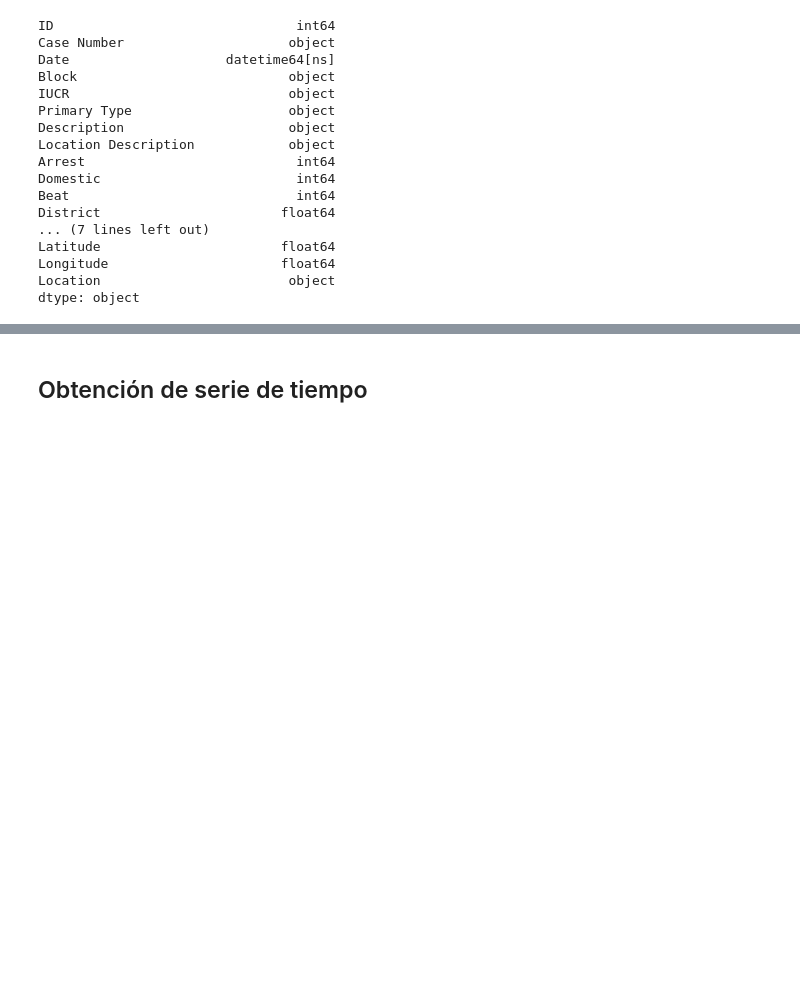
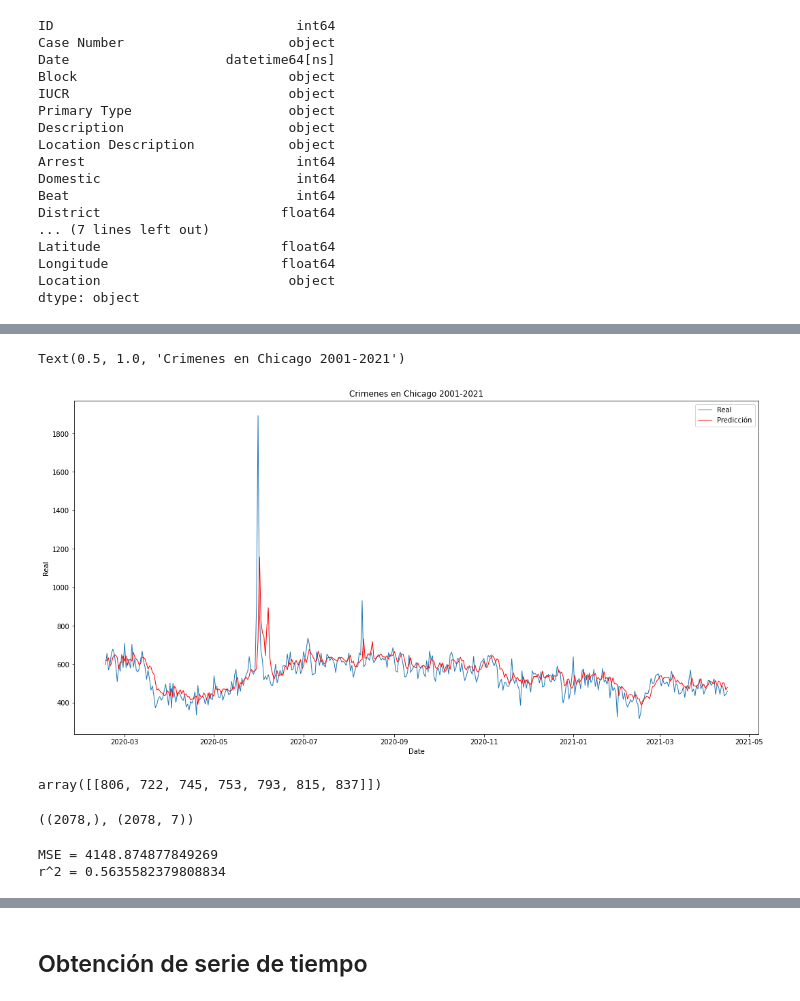
Before and after one commit to EduHdzVillasana/Proyecto_ML_BEDU, a Jupyter notebook: Proyecto_ML_BEDU.ipynb, the cells around one changed output, grey strips where cells are left out. Cells and saved outputs as stored; diff of their text form; code cells hidden in the pictures; blank space fills up the shorter version.

```diff
--- a/Proyecto_ML_BEDU.ipynb
+++ b/Proyecto_ML_BEDU.ipynb
@@ -76,0 +217,25 @@ dtype: object
+# %%
+fig = plt.figure(figsize=(18,9))
+ax = fig.add_subplot()
+sns.lineplot(x=df_comparation["Date"][6500:], y=df_comparation["Real"][6500:], linewidth = 1, label = "Real" , ax = ax)
+sns.lineplot(x=df_comparation["Date"][6500:],y=df_comparation["Prediccion"][6500:], linewidth = 1, label = "Predicción" , ax = ax, color = "red")
+ax.set_title("Crimenes en Chicago 2001-2021")
+# %% [output]
+Text(0.5, 1.0, 'Crimenes en Chicago 2001-2021')
+[figure, added]
+# %%
+index = int(X.shape[0]*0.7)
+X_f = X[index:index+1]
+X_f
+# %% [output]
+array([[806, 722, 745, 753, 793, 815, 837]])
+# %%
+y_lm_7_prediction = lin_model.predict(X_test)
+y_lm_7_prediction.shape, X_test.shape
+# %% [output]
+((2078,), (2078, 7))
+# %%
+get_metrics(y_lm_7_prediction, Y_test)
+# %% [output]
+MSE = 4148.874877849269
+r^2 = 0.5635582379808834
```
Also changed, not shown: parts of 183 cells of this notebook.
